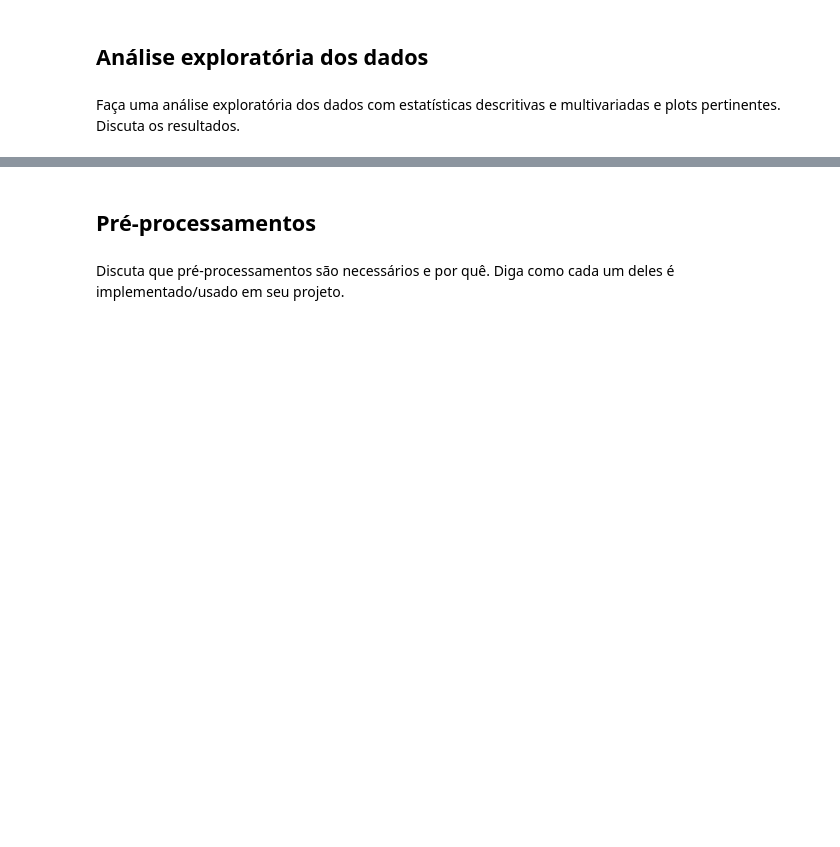
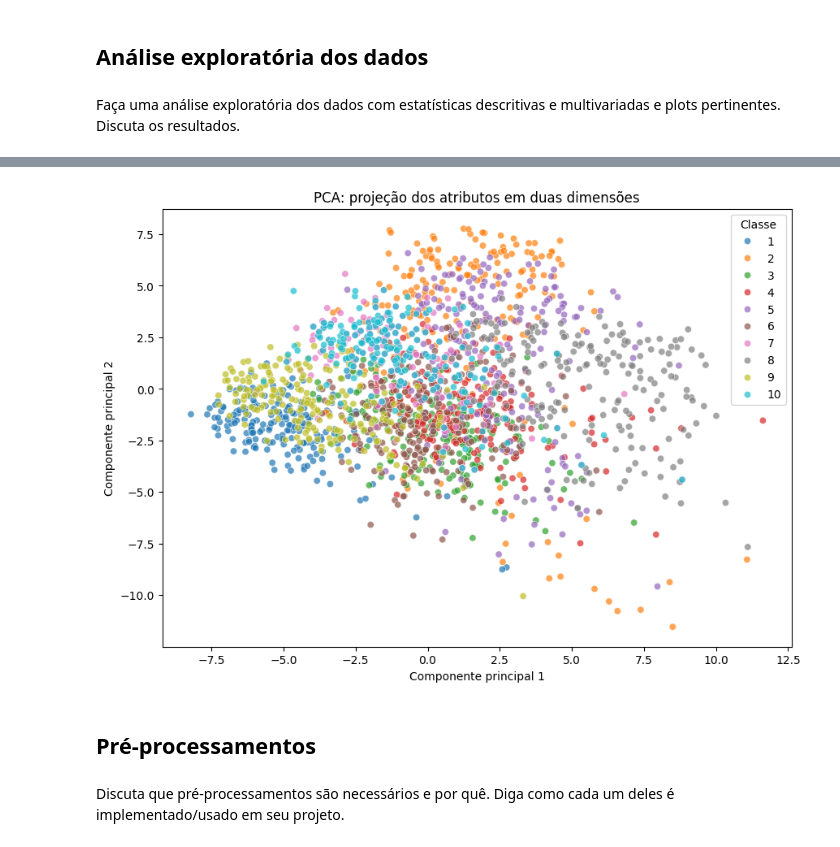
Before and after one commit to GabrielNegreiro28/aprendizado-de-maquina, a Jupyter notebook: Projeto_2_-_AM_zernike.ipynb, the cells around one changed output, grey strips where cells are left out. Drawn from its saved outputs; the diff is of its cells as text; code cells hidden in the pictures; blank space fills up the shorter version.

```diff
--- a/Projeto_2_-_AM_zernike.ipynb
+++ b/Projeto_2_-_AM_zernike.ipynb
@@ -119,3 +241,39 @@ Faça uma análise exploratória dos dados com estatísticas descritivas e multi
+# %%
+# Padroniza os atributos somente para a visualização por PCA
+X_padronizado = StandardScaler().fit_transform(X)
+
+# Reduz os 47 atributos para duas componentes principais
+pca = PCA(n_components=2)
+componentes_principais = pca.fit_transform(X_padronizado)
+
+# Cria uma nova tabela para o gráfico
+df_pca = pd.DataFrame(
+    componentes_principais,
+    columns=["Componente 1", "Componente 2"]
+)
+
+# Adiciona a classe como texto para usar cores distintas
+df_pca["class"] = df["class"].astype(str)
+
+# Cria o scatter plot
+plt.figure(figsize=(10, 7))
+
+sns.scatterplot(
+    data=df_pca,
+    x="Componente 1",
+    y="Componente 2",
+    hue="class",
+    palette="tab10",
+    alpha=0.7
+)
+
+plt.title("PCA: projeção dos atributos em duas dimensões")
+plt.xlabel("Componente principal 1")
+plt.ylabel("Componente principal 2")
+plt.legend(title="Classe")
+plt.show()
+# %% [output]
+[figure, added]
 # %% [markdown]
 ## **Pré-processamentos**
 # %% [markdown]
```
Also changed, not shown: parts of 10 cells of this notebook.
